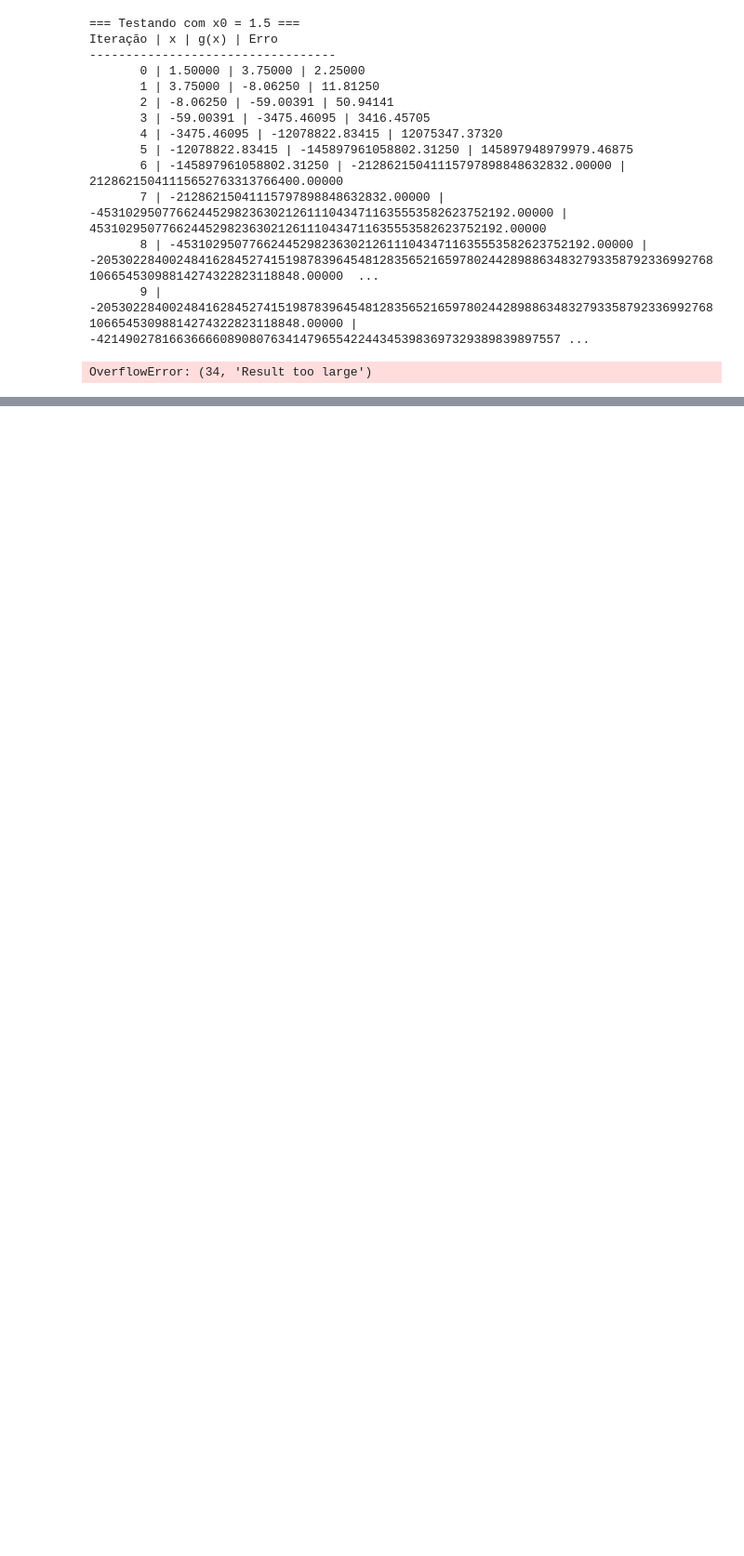
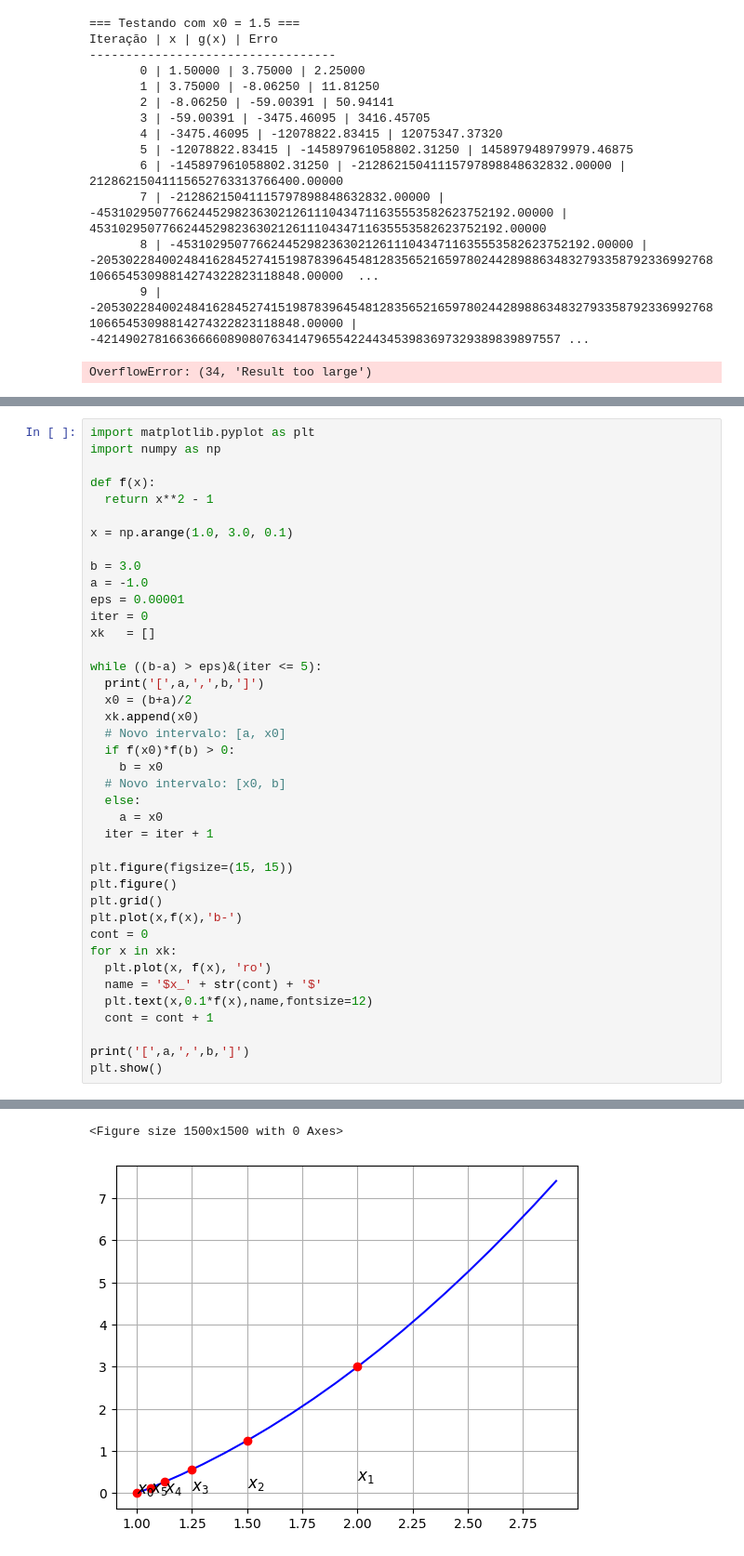
Before and after one commit to Lucas-Abrantes/computational_modeling, a Jupyter notebook: Unid-I/main.ipynb, the cells around one changed output, grey strips where cells are left out. Shown at 93% size. Cells and saved outputs as stored; diff of their text form; blank space fills up the shorter version.

```diff
--- a/Unid-I/main.ipynb
+++ b/Unid-I/main.ipynb
@@ -320,0 +349,41 @@ Função com o mesmo sinal nos extremos do intervalo!
+# %%
+import matplotlib.pyplot as plt
+import numpy as np
+
+def f(x):
+  return x**2 - 1
+
+x = np.arange(1.0, 3.0, 0.1)
+
+b = 3.0
+a = -1.0
+eps = 0.00001
+iter = 0
+xk   = []
+
+while ((b-a) > eps)&(iter <= 5):
+  print('[',a,',',b,']')
+  x0 = (b+a)/2
+  xk.append(x0)
+  # Novo intervalo: [a, x0]
+  if f(x0)*f(b) > 0:
+    b = x0
+  # Novo intervalo: [x0, b]
+  else:
+    a = x0
+  iter = iter + 1
+
+plt.figure(figsize=(15, 15))
+plt.figure()
+plt.grid()
+plt.plot(x,f(x),'b-')
+cont = 0
+for x in xk:
+  plt.plot(x, f(x), 'ro')
+  name = '$x_' + str(cont) + '$'
+  plt.text(x,0.1*f(x),name,fontsize=12)
+  cont = cont + 1
+
+print('[',a,',',b,']')
+plt.show()
+# %% [output]
@@ -320,0 +397,2 @@ Função com o mesmo sinal nos extremos do intervalo!
+<Figure size 1500x1500 with 0 Axes>
+[figure, added]
```
Also changed, not shown: parts of 5 cells of this notebook, 3 other files.
